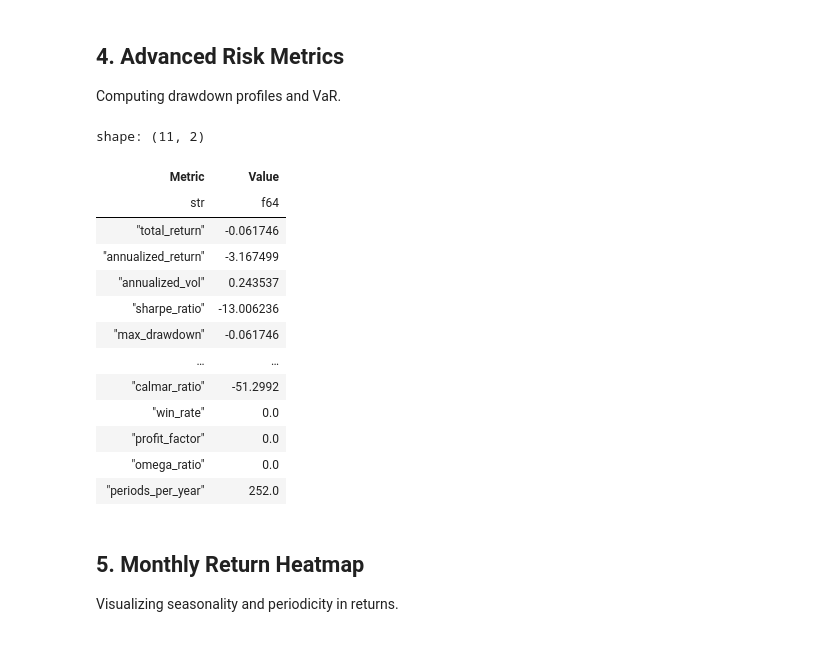
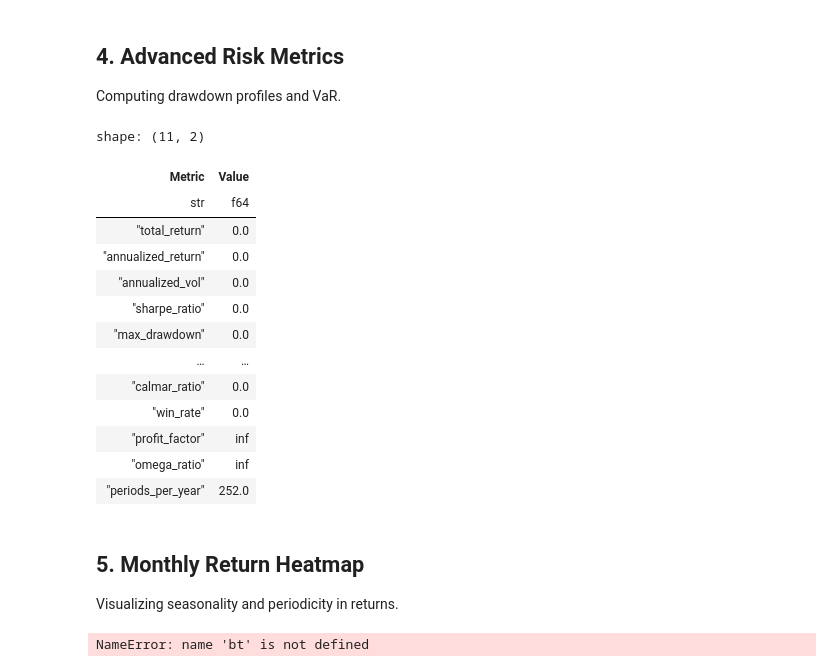
Before and after one commit to namhoangdev31/qtrader, a Jupyter notebook: notebooks/analyst/02_Backtest_Report.ipynb, the cells around one changed output. Drawn from its saved outputs; the diff is of its cells as text; code cells hidden in the pictures.

Commit message:
feat: Replace legacy backtesting and paper trading engines with VectorBT and Nautilus Trader, updating notebooks and related modules.

```diff
--- a/notebooks/analyst/02_Backtest_Report.ipynb
+++ b/notebooks/analyst/02_Backtest_Report.ipynb
@@ -22,16 +22,16 @@ PLOTLY_DARK = dict(template="plotly_dark", plot_bgcolor='#0f1117', paper_bgcolor
 Generating internal signals for backtesting.
 # %%
 try:
-    df = session.load_ohlcv(SYMBOL, TIMEFRAME)
+    df = session.load_ohlcv(SYMBOL, TIMEFRAME, days=730)
 except Exception:
     df = session.sample_ohlcv(symbol="BTC", days=365)
 
 df = session.make_returns(df)
-df = session.add_rolling_features(df, windows=[21, 50])
+df = session.add_rolling_features(df, windows=[5, 20])
 
 # Basic Trend-Following Cross: SMA(21) vs SMA(50)
 df = df.with_columns(
-    pl.when(pl.col('sma_21') > pl.col('sma_50')).then(1).otherwise(-1).alias('signal')
+    pl.when(pl.col('sma_5') > pl.col('sma_20')).then(1).otherwise(-1).alias('signal')
 )
 df.head()
 # %% [output]
@@ -47,10 +47,10 @@ shape: (5, 17)
 ## 2. Interactive Performance Overview
 Strategy Equity Curve vs Buy & Hold Benchmark.
 # %%
-bt = session.run_vector_backtest(df, signal_col='signal', transaction_cost=TRANSACTION_COST)
+pf = session.run_vbt_backtest(df, signal_col='signal', transaction_cost=TRANSACTION_COST)
 
 fig = go.Figure()
-fig.add_trace(go.Scatter(x=df['timestamp'], y=bt['equity_curve'], name='Strategy', line=dict(color='#34d399')))
+fig.add_trace(go.Scatter(x=df['timestamp'], y=pl.Series("equity_curve", pf.value()), name='Strategy', line=dict(color='#34d399')))
 bh = (1 + df['returns'].fill_null(0)).cum_prod()
 fig.add_trace(go.Scatter(x=df['timestamp'], y=bh, name='Buy & Hold', line=dict(color='#64748b', dash='dash')))
 
@@ -90,32 +90,32 @@ fig_mc.show()
 ## 4. Advanced Risk Metrics
 Computing drawdown profiles and VaR.
 # %%
-metrics = session.compute_extended_metrics(bt['equity_curve'])
+metrics = session.compute_extended_metrics(pl.Series("equity_curve", pf.value()))
 metrics_df = pl.DataFrame({"Metric": list(metrics.keys()), "Value": list(metrics.values())})
 display(metrics_df)
 
-equity = bt['equity_curve'].to_numpy()
+equity = pl.Series("equity_curve", pf.value()).to_numpy()
 peaks = np.maximum.accumulate(equity)
 drawdowns = (equity - peaks) / peaks
 
 fig_dd = px.area(x=df['timestamp'], y=drawdowns, title="Drawdown Profile", labels={'y': 'Drawdown %'})
 fig_dd.update_traces(fillcolor='#f87171', line_color='#ef4444')
 fig_dd.update_layout(**PLOTLY_DARK)
 fig_dd.show()
 # %% [output]
 shape: (11, 2)
 | Metric | Value |
 | str | f64 |
-| "total_return" | -0.061746 |
-| "annualized_return" | -3.167499 |
-| "annualized_vol" | 0.243537 |
-| "sharpe_ratio" | -13.006236 |
-| "max_drawdown" | -0.061746 |
+| "total_return" | 0.0 |
+| "annualized_return" | 0.0 |
+| "annualized_vol" | 0.0 |
+| "sharpe_ratio" | 0.0 |
+| "max_drawdown" | 0.0 |
 | … | … |
-| "calmar_ratio" | -51.2992 |
+| "calmar_ratio" | 0.0 |
 | "win_rate" | 0.0 |
-| "profit_factor" | 0.0 |
-| "omega_ratio" | 0.0 |
+| "profit_factor" | inf |
+| "omega_ratio" | inf |
 | "periods_per_year" | 252.0 |
 # %% [markdown]
 ## 5. Monthly Return Heatmap
@@ -135,3 +135,5 @@ fig_heat = px.imshow(
 )
 fig_heat.update_layout(**PLOTLY_DARK)
 fig_heat.show()
+# %% [output]
+NameError: name 'bt' is not defined
```
Also changed, not shown: parts of 2 cells of this notebook, 37 other files.
